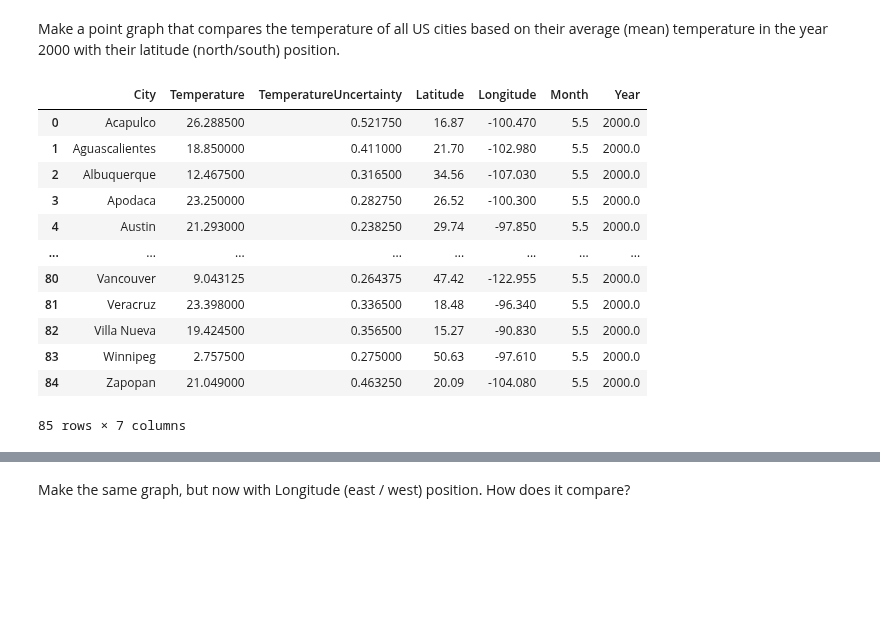
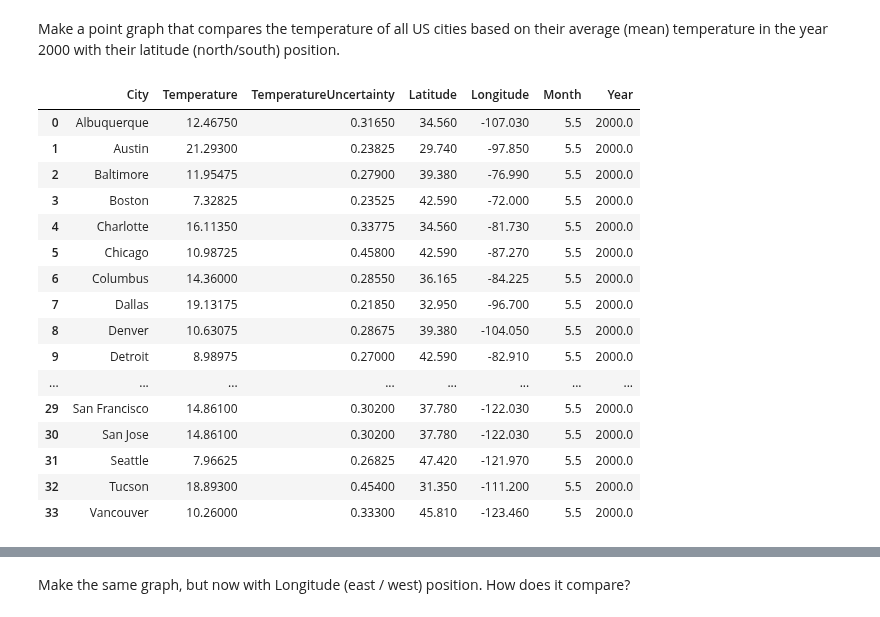
Before and after one commit to srush/BT-AI, a Jupyter notebook: notebooks/module3-answer.notebook.ipynb, the cells around one changed output, grey strips where cells are left out. Cells and saved outputs as stored; diff of their text form; code cells hidden in the pictures; blank space fills up the shorter version.

```diff
--- a/notebooks/module3-answer.notebook.ipynb
+++ b/notebooks/module3-answer.notebook.ipynb
@@ -894,24 +905,28 @@ chart
 # %% [markdown]
 Make a point graph that compares the temperature of all US cities based on their average (mean) temperature in the year 2000 with their latitude (north/south) position.
 # %%
-filter = (df["Year"] == 2000)
+filter = (df["Year"] == 2000) & (df["Country"] == "United States")
 df_lat = df.loc[filter].groupby(["City"], as_index=False)
 df_lat = df_lat.mean()
 df_lat
 # %% [output]
 |  | City | Temperature | TemperatureUncertainty | Latitude | Longitude | Month | Year |
-| 0 | Acapulco | 26.288500 | 0.521750 | 16.87 | -100.470 | 5.5 | 2000.0 |
-| 1 | Aguascalientes | 18.850000 | 0.411000 | 21.70 | -102.980 | 5.5 | 2000.0 |
-| 2 | Albuquerque | 12.467500 | 0.316500 | 34.56 | -107.030 | 5.5 | 2000.0 |
-| 3 | Apodaca | 23.250000 | 0.282750 | 26.52 | -100.300 | 5.5 | 2000.0 |
-| 4 | Austin | 21.293000 | 0.238250 | 29.74 | -97.850 | 5.5 | 2000.0 |
+| 0 | Albuquerque | 12.46750 | 0.31650 | 34.560 | -107.030 | 5.5 | 2000.0 |
+| 1 | Austin | 21.29300 | 0.23825 | 29.740 | -97.850 | 5.5 | 2000.0 |
+| 2 | Baltimore | 11.95475 | 0.27900 | 39.380 | -76.990 | 5.5 | 2000.0 |
+| 3 | Boston | 7.32825 | 0.23525 | 42.590 | -72.000 | 5.5 | 2000.0 |
+| 4 | Charlotte | 16.11350 | 0.33775 | 34.560 | -81.730 | 5.5 | 2000.0 |
+| 5 | Chicago | 10.98725 | 0.45800 | 42.590 | -87.270 | 5.5 | 2000.0 |
+| 6 | Columbus | 14.36000 | 0.28550 | 36.165 | -84.225 | 5.5 | 2000.0 |
+| 7 | Dallas | 19.13175 | 0.21850 | 32.950 | -96.700 | 5.5 | 2000.0 |
+| 8 | Denver | 10.63075 | 0.28675 | 39.380 | -104.050 | 5.5 | 2000.0 |
+| 9 | Detroit | 8.98975 | 0.27000 | 42.590 | -82.910 | 5.5 | 2000.0 |
 | ... | ... | ... | ... | ... | ... | ... | ... |
-| 80 | Vancouver | 9.043125 | 0.264375 | 47.42 | -122.955 | 5.5 | 2000.0 |
-| 81 | Veracruz | 23.398000 | 0.336500 | 18.48 | -96.340 | 5.5 | 2000.0 |
-| 82 | Villa Nueva | 19.424500 | 0.356500 | 15.27 | -90.830 | 5.5 | 2000.0 |
-| 83 | Winnipeg | 2.757500 | 0.275000 | 50.63 | -97.610 | 5.5 | 2000.0 |
-| 84 | Zapopan | 21.049000 | 0.463250 | 20.09 | -104.080 | 5.5 | 2000.0 |
+| 29 | San Francisco | 14.86100 | 0.30200 | 37.780 | -122.030 | 5.5 | 2000.0 |
+| 30 | San Jose | 14.86100 | 0.30200 | 37.780 | -122.030 | 5.5 | 2000.0 |
+| 31 | Seattle | 7.96625 | 0.26825 | 47.420 | -121.970 | 5.5 | 2000.0 |
+| 32 | Tucson | 18.89300 | 0.45400 | 31.350 | -111.200 | 5.5 | 2000.0 |
+| 33 | Vancouver | 10.26000 | 0.33300 | 45.810 | -123.460 | 5.5 | 2000.0 |
-85 rows × 7 columns
 # %%
 chart = (alt.Chart(df_lat)
             .mark_point()
```
Also changed, not shown: parts of 9 cells of this notebook.
